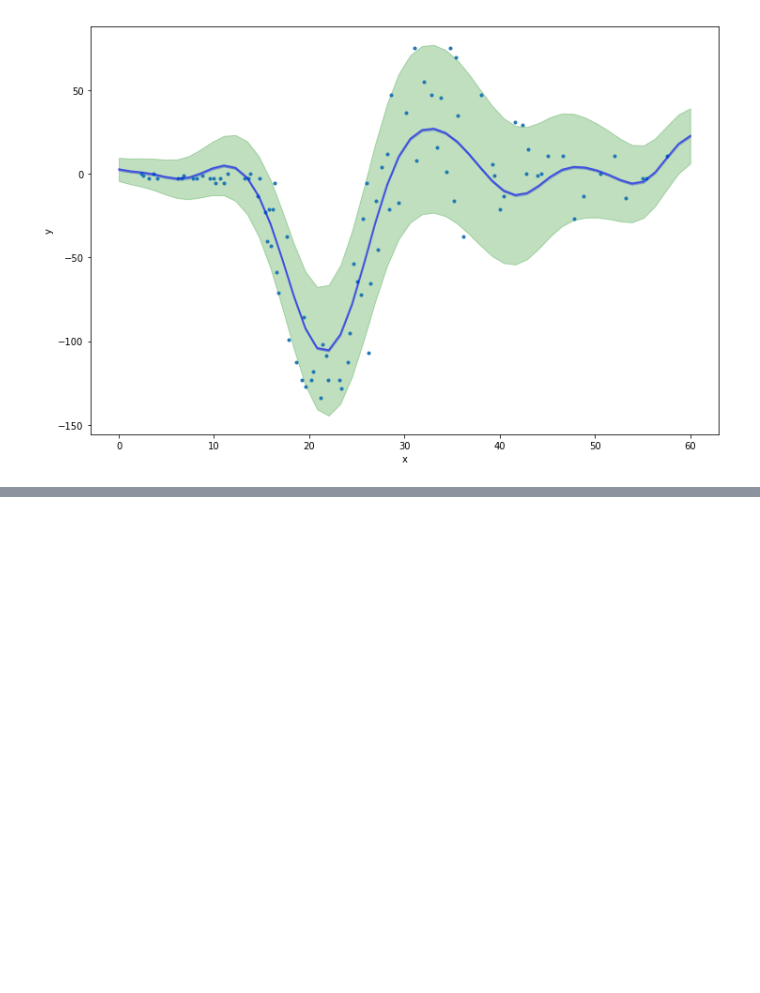
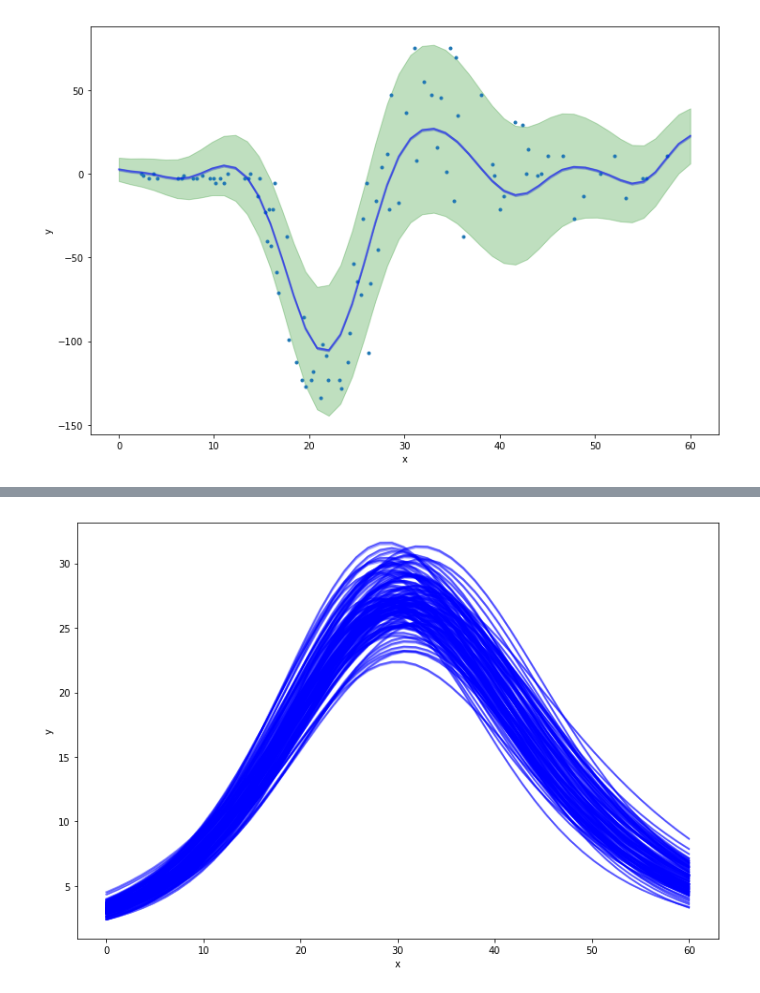
Before and after one commit to nawalgao/AdaptiveGPFlow, a Jupyter notebook: notebooks/GP_Reg_Hetero_LatentgpNoise.ipynb, the cells around one changed output, grey strips where cells are left out. Saved outputs shown, nothing was run; the diff lists cells and outputs as text; code cells hidden in the pictures; blank space fills up the shorter version.

```diff
--- a/notebooks/GP_Reg_Hetero_LatentgpNoise.ipynb
+++ b/notebooks/GP_Reg_Hetero_LatentgpNoise.ipynb
@@ -252,0 +150,41 @@ array([  3.74944218,   4.0968672 ,   4.49533382,   4.95129144,
+# %%
+for i, s in sample_df.iterrows():
+    m.set_parameter_dict(s)
+    mean1, v1 = m.predict_n(xx)
+    var1 = v1[:,:]
+    mean_n_mat[i,:] = mean1[:,0]
+    var_n_mat[i,:] = np.diag(var1)
+
+std_n_mat = np.sqrt(var_n_mat)
+# %%
+LowerlogN = mean_n_mat - 2*std_n_mat
+UpperlogN = mean_n_mat + 2*std_n_mat
+# %%
+MeanN = np.exp(mean_n_mat)
+LowerN = np.exp(LowerlogN)
+UpperN = np.exp(UpperlogN)
+# %%
+def visualize(Xgrid, M, L, U):
+    """
+    Visualize 1D utility funciton values
+    Xgrid : grid states
+    Mgrid : mean of GP at those finite grid points
+    Vargrid : variance of GP at those finite grid points
+    """
+
+    line, = plt.plot(Xgrid, M, lw = 2, color = 'b', label = 'utility', alpha = 0.5)
+    plt.fill_between(Xgrid[:,0], L, U,
+                     color = 'b', alpha = 0.25)
+    #plt.fill_between(Xgrid[:,0], lower1, upper1,
+    #                 color = 'g', alpha = 0.25)
+    plt.xlabel('x')
+    plt.ylabel('y')
+    return
+# %%
+mini = 405
+maxi = 510
+plt.figure(figsize=(12,8))
+for i in xrange(mini,maxi):
+    visualize(xnew, MeanN[i,:], LowerN[i,:], UpperN[i,:])
+# %% [output]
+[figure, added]
```
Also changed, not shown: parts of 10 cells of this notebook, 12 other files.
